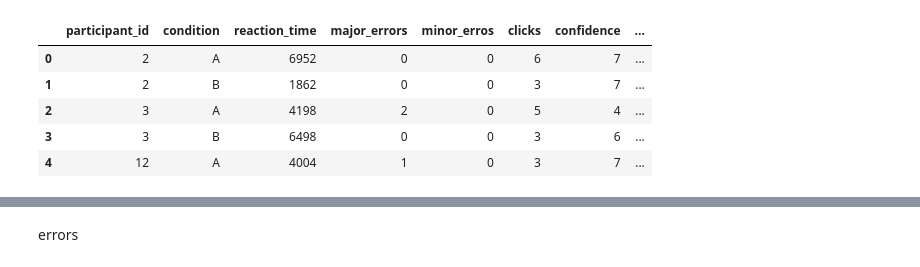
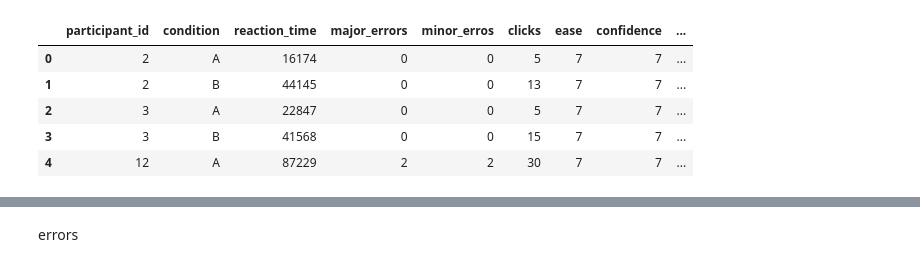
Before and after one commit to berrakkilic/UIPraktikum, a Jupyter notebook: signUpAnalysis.ipynb, the cells around one changed output, grey strips where cells are left out. Drawn from its saved outputs; the diff is of its cells as text; code cells hidden in the pictures.

```diff
--- a/signUpAnalysis.ipynb
+++ b/signUpAnalysis.ipynb
@@ -5,13 +5,13 @@ from scipy import stats
 import matplotlib.pyplot as plt
 import statsmodels.api as sm
 # %%
-addplant = pd.read_csv("add-plant.csv")
-addplant.head()
+task = pd.read_csv("sign-up.csv")
+task.head()
 # %% [output]
-|  | participant_id | condition | reaction_time | major_errors | minor_erros | clicks | confidence | ... |
-| 0 | 2 | A | 6952 | 0 | 0 | 6 | 7 | ... |
-| 1 | 2 | B | 1862 | 0 | 0 | 3 | 7 | ... |
-| 2 | 3 | A | 4198 | 2 | 0 | 5 | 4 | ... |
-| 3 | 3 | B | 6498 | 0 | 0 | 3 | 6 | ... |
-| 4 | 12 | A | 4004 | 1 | 0 | 3 | 7 | ... |
+|  | participant_id | condition | reaction_time | major_errors | minor_erros | clicks | ease | confidence | ... |
+| 0 | 2 | A | 16174 | 0 | 0 | 5 | 7 | 7 | ... |
+| 1 | 2 | B | 44145 | 0 | 0 | 13 | 7 | 7 | ... |
+| 2 | 3 | A | 22847 | 0 | 0 | 5 | 7 | 7 | ... |
+| 3 | 3 | B | 41568 | 0 | 0 | 15 | 7 | 7 | ... |
+| 4 | 12 | A | 87229 | 2 | 2 | 30 | 7 | 7 | ... |
 # %%
```
Also changed, not shown: parts of 20 cells of this notebook.
